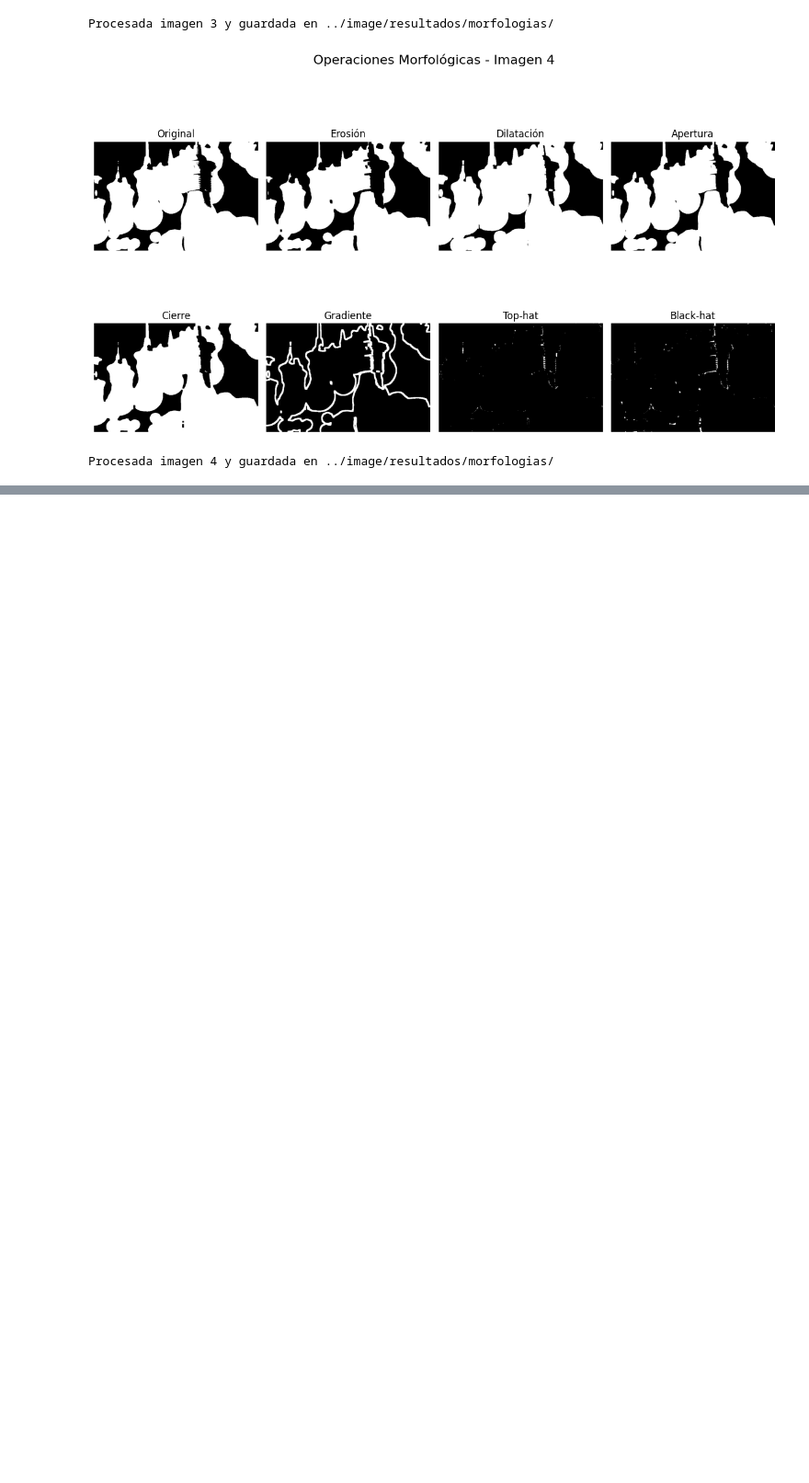
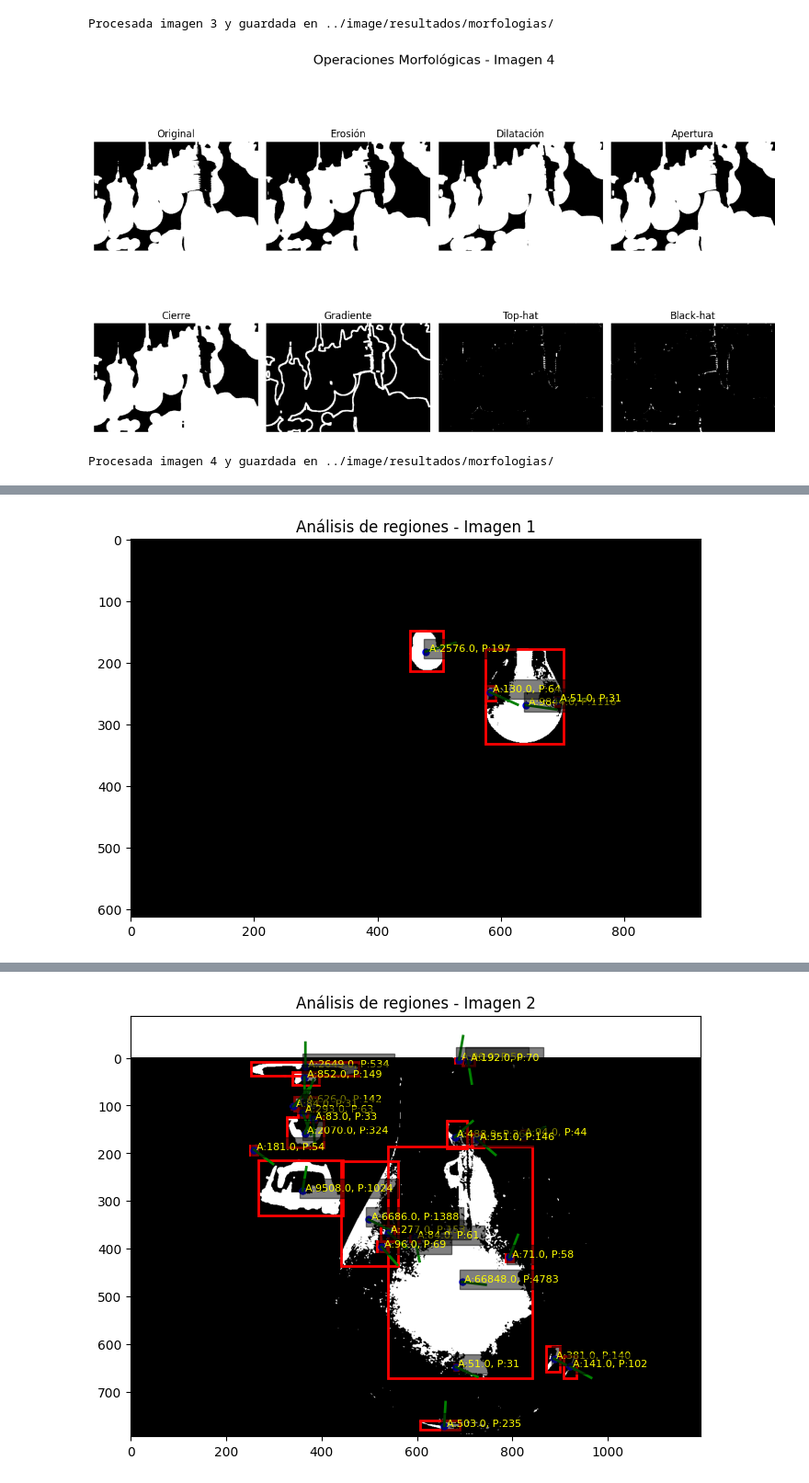
Before and after one commit to BrandonBrandon-alt/parcial1_visualizacion, a Jupyter notebook: algoritmos/Morfologias.ipynb, the cells around one changed output, grey strips where cells are left out. Shown at 92% size. Drawn from its saved outputs; the diff is of its cells as text; code cells hidden in the pictures; blank space fills up the shorter version.

```diff
--- a/algoritmos/Morfologias.ipynb
+++ b/algoritmos/Morfologias.ipynb
@@ -261,0 +358,76 @@ Procesada imagen 4 y guardada en ../image/resultados/morfologias/
+# %%
+import cv2
+import numpy as np
+import matplotlib.pyplot as plt
+from skimage.measure import label, regionprops
+import os
+
+# Lista de imágenes originales
+imagenes = ['../image/1.png', '../image/2.png', '../image/3.png', '../image/4.png']
+
+# Carpeta donde guardar los resultados
+output_dir = "../image/resultados/morfologias/regionprops/"
+os.makedirs(output_dir, exist_ok=True)
+
+for i in range(len(imagenes)):
+    # Cargar imagen en escala de grises
+    image = cv2.imread(imagenes[i], cv2.IMREAD_GRAYSCALE)
+
+    # Binarizar (ajusta el threshold si es necesario)
+    _, binary = cv2.threshold(image, 127, 255, cv2.THRESH_BINARY)
+
+    # Convertir a etiquetas de regiones
+    labeled = label(binary)
+
+    # Medir propiedades de cada región
+    props = regionprops(labeled)
+
+    # Mostrar imagen y propiedades
+    fig, ax = plt.subplots(figsize=(8,6))
+    ax.imshow(binary, cmap='gray')
+    ax.set_title(f"Análisis de regiones - Imagen {i+1}")
+
+    for region in props:
+        # Solo considerar regiones suficientemente grandes (para evitar ruido)
+        if region.area >= 50:
+            # Extraer propiedades
+            y0, x0 = region.centroid
+            minr, minc, maxr, maxc = region.bbox
+            orientation = region.orientation
+            area = region.area
+            perimeter = region.perimeter
+
+            # Dibujar bounding box
+            rect = plt.Rectangle((minc, minr), maxc-minc, maxr-minr,
+                                 fill=False, edgecolor='red', linewidth=2)
+            ax.add_patch(rect)
+
+            # Dibujar centroide
+            ax.plot(x0, y0, 'bo', markersize=5)
+
+            # Mostrar texto con propiedades principales
+            ax.text(x0+5, y0, f"A:{area}, P:{int(perimeter)}",
+                    color='yellow', fontsize=8, bbox=dict(facecolor='black', alpha=0.5))
+
+            # Mostrar orientación (una línea indicando dirección principal)
+            x1 = x0 + np.cos(orientation) * 50
+            y1 = y0 - np.sin(orientation) * 50
+            ax.plot((x0, x1), (y0, y1), '-g', linewidth=2)
+
+            # Imprimir resultados en consola
+            print(f"Imagen {i+1} - Objeto:")
+            print(f"  Área: {area}")
+            print(f"  Perímetro: {perimeter:.2f}")
+            print(f"  Centroide: {region.centroid}")
+            print(f"  Orientación: {np.degrees(orientation):.2f} grados")
+            print(f"  Bounding Box: {region.bbox}")
+            print("-"*50)
+
+    # Guardar resultado
+    output_path = os.path.join(output_dir, f"imagen-regionprops-{i+1}.png")
+    plt.savefig(output_path, dpi=150, bbox_inches="tight")
+    print(f"✅ Imagen {i+1} guardada en: {output_path}")
+
+    # Mostrar imagen
+    plt.show()
+# %% [output]
@@ -261,0 +451 @@ Procesada imagen 4 y guardada en ../image/resultados/morfologias/
+[figure, added]
@@ -261,0 +469 @@ Procesada imagen 4 y guardada en ../image/resultados/morfologias/
+[figure, added]
```
Also changed, not shown: parts of 5 cells of this notebook, 12 other files.
